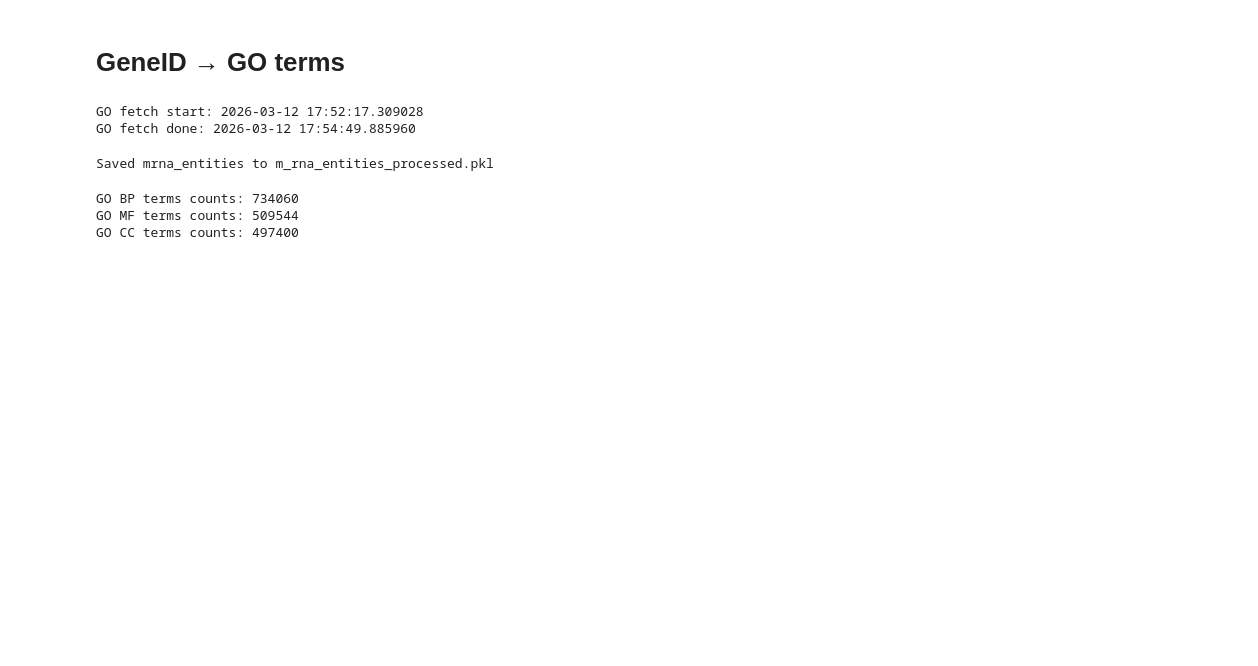
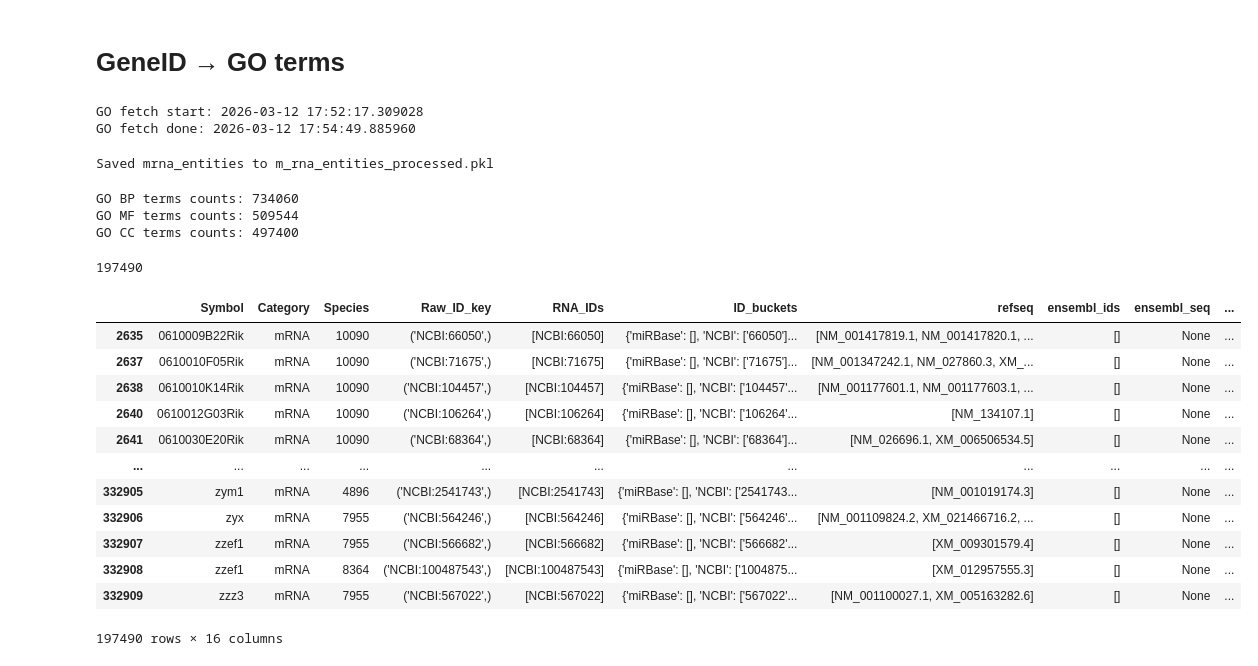
Before and after one commit to AnacletoLAB/RNAInterSeq, a Jupyter notebook: 2_sequence_map_mRNA.ipynb, the cells around one changed output. Cells and saved outputs as stored; diff of their text form; code cells hidden in the pictures; blank space fills up the shorter version.

```diff
--- a/2_sequence_map_mRNA.ipynb
+++ b/2_sequence_map_mRNA.ipynb
@@ -780,3 +780,23 @@ print("GO CC terms counts:", mrna_entities["GO_CC_count"].sum())
 GO BP terms counts: 734060
 GO MF terms counts: 509544
 GO CC terms counts: 497400
+# %%
+len(mrna_entities)
+# %% [output]
+197490
+# %%
+mrna_entities
+# %% [output]
+|  | Symbol | Category | Species | Raw_ID_key | RNA_IDs | ID_buckets | refseq | ensembl_ids | ensembl_seq | ... |
+| 2635 | 0610009B22Rik | mRNA | 10090 | ('NCBI:66050',) | [NCBI:66050] | {'miRBase': [], 'NCBI': ['66050']... | [NM_001417819.1, NM_001417820.1, ... | [] | None | ... |
+| 2637 | 0610010F05Rik | mRNA | 10090 | ('NCBI:71675',) | [NCBI:71675] | {'miRBase': [], 'NCBI': ['71675']... | [NM_001347242.1, NM_027860.3, XM_... | [] | None | ... |
+| 2638 | 0610010K14Rik | mRNA | 10090 | ('NCBI:104457',) | [NCBI:104457] | {'miRBase': [], 'NCBI': ['104457'... | [NM_001177601.1, NM_001177603.1, ... | [] | None | ... |
+| 2640 | 0610012G03Rik | mRNA | 10090 | ('NCBI:106264',) | [NCBI:106264] | {'miRBase': [], 'NCBI': ['106264'... | [NM_134107.1] | [] | None | ... |
+| 2641 | 0610030E20Rik | mRNA | 10090 | ('NCBI:68364',) | [NCBI:68364] | {'miRBase': [], 'NCBI': ['68364']... | [NM_026696.1, XM_006506534.5] | [] | None | ... |
+| ... | ... | ... | ... | ... | ... | ... | ... | ... | ... | ... |
+| 332905 | zym1 | mRNA | 4896 | ('NCBI:2541743',) | [NCBI:2541743] | {'miRBase': [], 'NCBI': ['2541743... | [NM_001019174.3] | [] | None | ... |
+| 332906 | zyx | mRNA | 7955 | ('NCBI:564246',) | [NCBI:564246] | {'miRBase': [], 'NCBI': ['564246'... | [NM_001109824.2, XM_021466716.2, ... | [] | None | ... |
+| 332907 | zzef1 | mRNA | 7955 | ('NCBI:566682',) | [NCBI:566682] | {'miRBase': [], 'NCBI': ['566682'... | [XM_009301579.4] | [] | None | ... |
+| 332908 | zzef1 | mRNA | 8364 | ('NCBI:100487543',) | [NCBI:100487543] | {'miRBase': [], 'NCBI': ['1004875... | [XM_012957555.3] | [] | None | ... |
+| 332909 | zzz3 | mRNA | 7955 | ('NCBI:567022',) | [NCBI:567022] | {'miRBase': [], 'NCBI': ['567022'... | [NM_001100027.1, XM_005163282.6] | [] | None | ... |
+197490 rows × 16 columns
```
Also changed, not shown: parts of 1 cell of this notebook, 1 other file.
